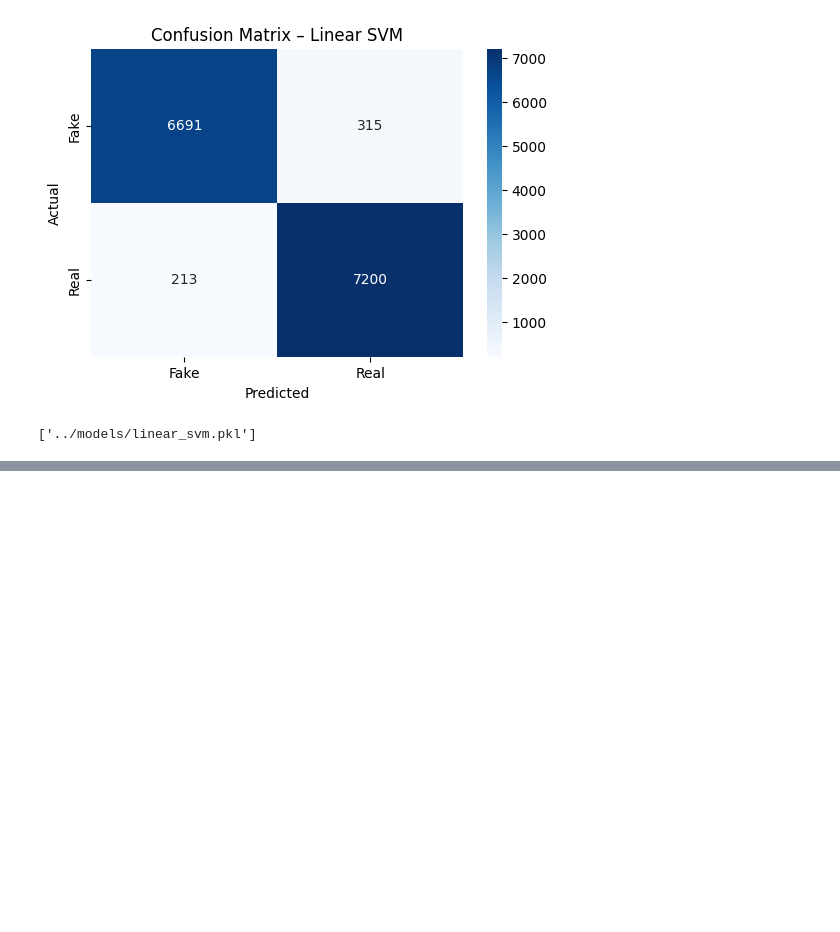
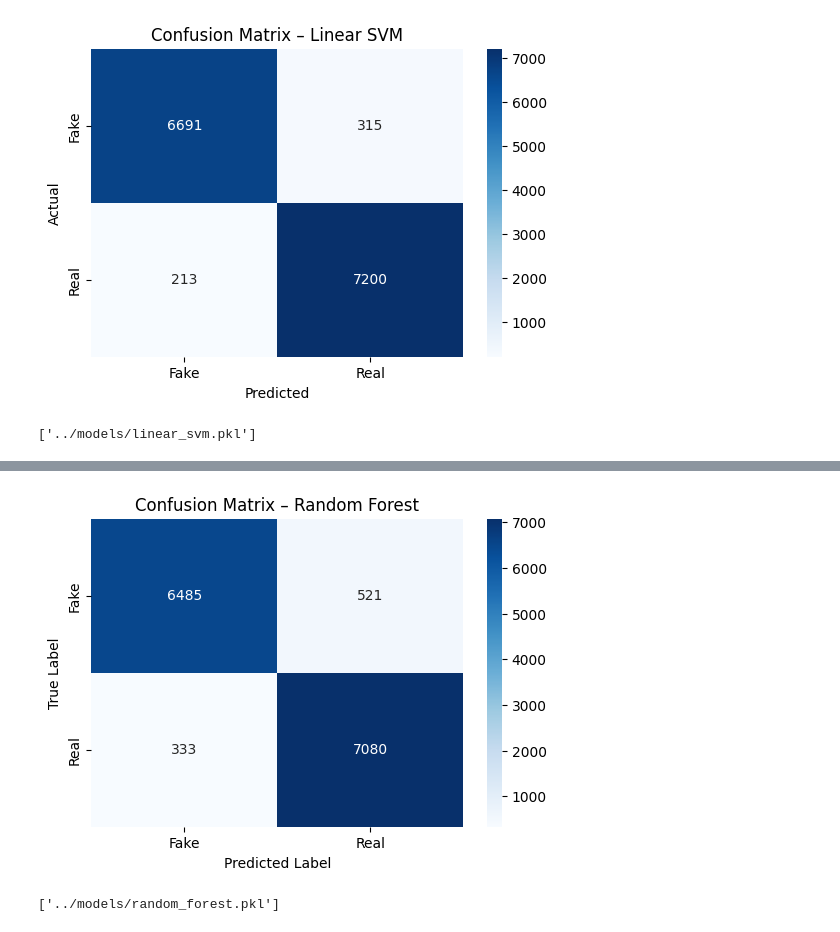
Before and after one commit to Beltinaa/fake-news-detection-project, a Jupyter notebook: notebooks/eda.ipynb, the cells around one changed output, grey strips where cells are left out. Cells and saved outputs as stored; diff of their text form; code cells hidden in the pictures; blank space fills up the shorter version.

Commit message:
Random Forest  training added

```diff
--- a/notebooks/eda.ipynb
+++ b/notebooks/eda.ipynb
@@ -255,0 +258,20 @@ joblib.dump(svm_model, "../models/linear_svm.pkl")
+# %%
+from sklearn.ensemble import RandomForestClassifier
+
+rf_model = RandomForestClassifier(
+    n_estimators=200,
+    random_state=42,
+    n_jobs=-1
+)
+
+rf_model.fit(X_train_tfidf, y_train)
+
+y_pred_rf = rf_model.predict(X_test_tfidf)
+
+from sklearn.metrics import accuracy_score, classification_report
+
+accuracy_rf = accuracy_score(y_test, y_pred_rf)
+
+print("Random Forest Accuracy:", accuracy_rf)
+print("\nClassification Report:")
+print(classification_report(y_test, y_pred_rf))
@@ -255,0 +290,29 @@ joblib.dump(svm_model, "../models/linear_svm.pkl")
+# %%
+from sklearn.metrics import confusion_matrix
+import seaborn as sns
+import matplotlib.pyplot as plt
+
+cm_rf = confusion_matrix(y_test, y_pred_rf)
+
+plt.figure(figsize=(6,4))
+sns.heatmap(
+    cm_rf,
+    annot=True,
+    fmt="d",
+    cmap="Blues",
+    xticklabels=["Fake", "Real"],
+    yticklabels=["Fake", "Real"]
+)
+
+plt.title("Confusion Matrix – Random Forest")
+plt.xlabel("Predicted Label")
+plt.ylabel("True Label")
+plt.show()
+# %% [output]
+[figure, added]
+# %%
+import joblib
+
+joblib.dump(rf_model, "../models/random_forest.pkl")
+# %% [output]
+['../models/random_forest.pkl']
```
Also changed, not shown: parts of 3 cells of this notebook.
